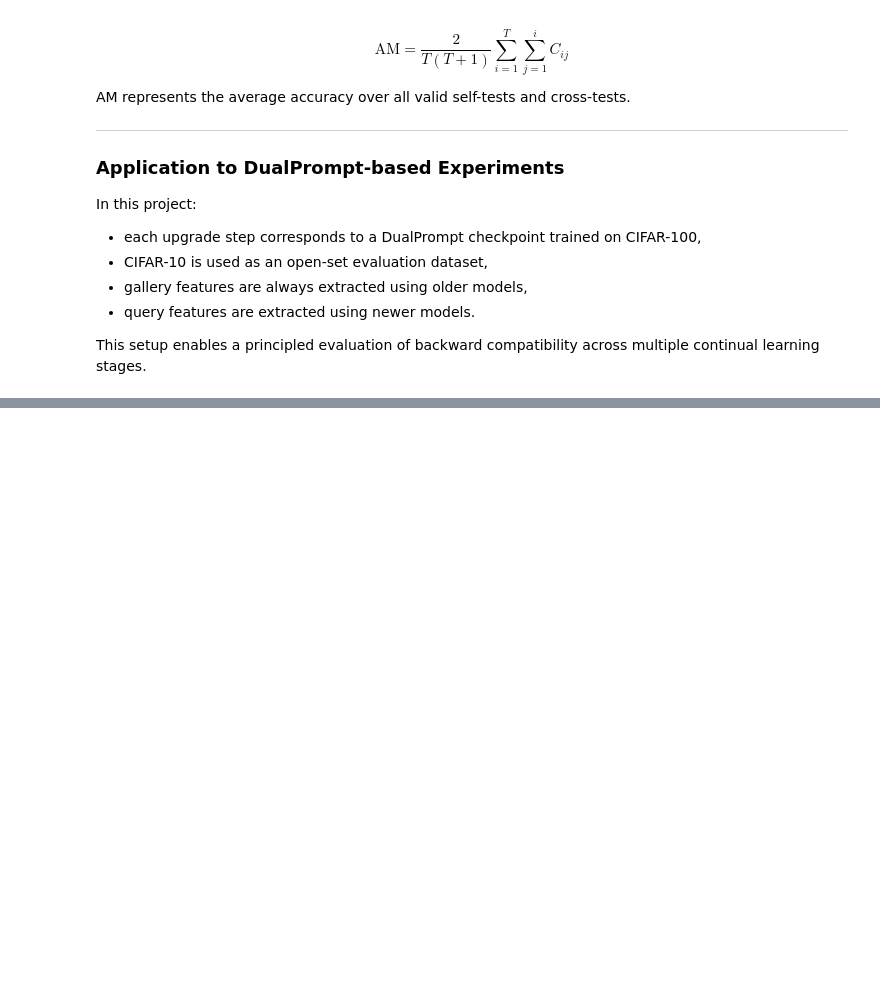
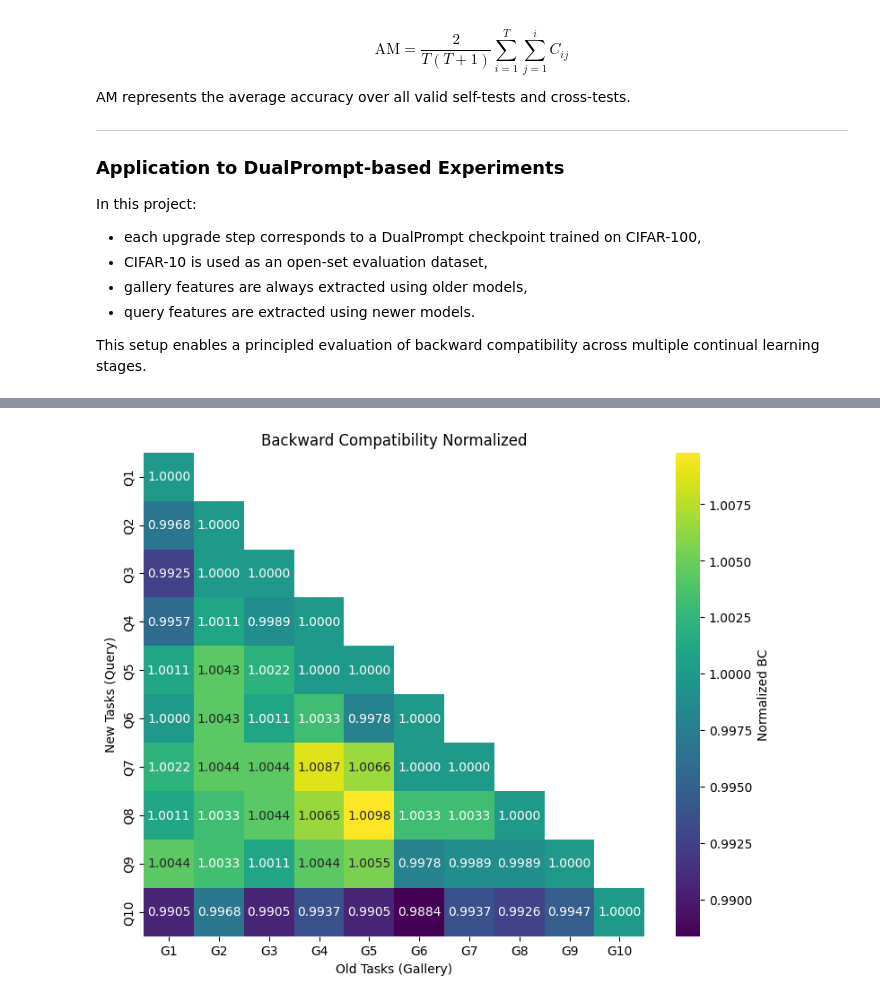
Before and after one commit to digesaremarco/DualPrompt_and_BackCompability, a Jupyter notebook: DualPrompt.ipynb, the cells around one changed output, grey strips where cells are left out. Cells and saved outputs as stored; diff of their text form; code cells hidden in the pictures; blank space fills up the shorter version.

```diff
--- a/DualPrompt.ipynb
+++ b/DualPrompt.ipynb
@@ -751,31 +764,33 @@ plt.show()
 # %%
 # Normalizing the Compatibility Matrix
 normalized_bc = np.zeros_like(compatibility_matrix)
 
 for i in range(NUM_TASKS):
     for j in range(i + 1):
         if compatibility_matrix[i, i] > 0:
             normalized_bc[i, j] = compatibility_matrix[i, j] / compatibility_matrix[i, i]
         else:
             normalized_bc[i, j] = 0.0
 
 # Plot heatmap
 plt.figure(figsize=(9, 7))
 mask = np.triu(np.ones_like(normalized_bc, dtype=bool), k=1)  # mask for upper triangle
 sns.heatmap(
     normalized_bc,
     annot=True,
-    fmt=".2f",
+    fmt=".4f",
     cmap="viridis",
     xticklabels=[f"G{j+1}" for j in range(NUM_TASKS)],
     yticklabels=[f"Q{i+1}" for i in range(NUM_TASKS)],
     mask=mask,
     cbar_kws={"label": "Normalized BC"}
 )
-plt.title("Backward Compatibility (Normalized Cosine Similarity, Triangular)")
+plt.title("Backward Compatibility Normalized")
 plt.xlabel("Old Tasks (Gallery)")
 plt.ylabel("New Tasks (Query)")
 plt.show()
+# %% [output]
+[figure, added]
 # %%
 # Calculate Average Multi-model Compatibility (AC)
 T = NUM_TASKS
```
Also changed, not shown: parts of 33 cells of this notebook.
